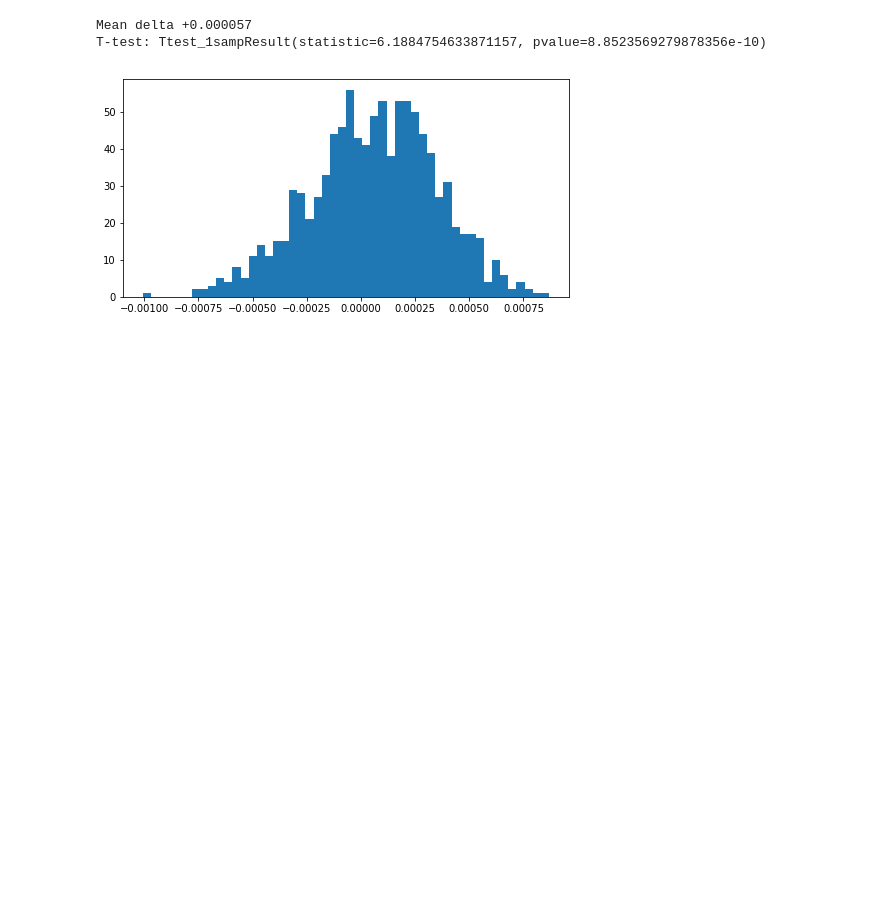
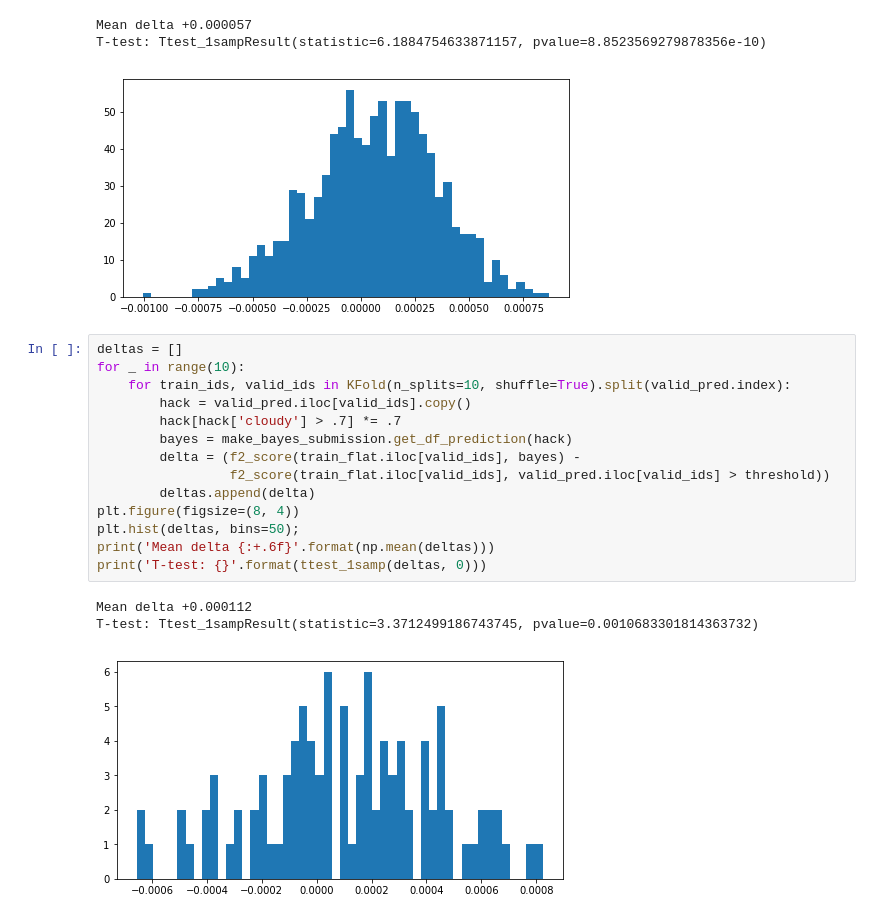
Before and after one commit to lopuhin/kaggle-amazon-2017, a Jupyter notebook: notebooks/heuristics.ipynb, the cells around one changed output. Drawn from its saved outputs; the diff is of its cells as text; blank space fills up the shorter version.

```diff
--- a/notebooks/heuristics.ipynb
+++ b/notebooks/heuristics.ipynb
@@ -115,3 +115,21 @@ print('T-test: {}'.format(ttest_1samp(deltas, 0)))
 Mean delta +0.000057
 T-test: Ttest_1sampResult(statistic=6.1884754633871157, pvalue=8.8523569279878356e-10)
 [figure]
+# %%
+deltas = []
+for _ in range(10):
+    for train_ids, valid_ids in KFold(n_splits=10, shuffle=True).split(valid_pred.index):
+        hack = valid_pred.iloc[valid_ids].copy()
+        hack[hack['cloudy'] > .7] *= .7
+        bayes = make_bayes_submission.get_df_prediction(hack)
+        delta = (f2_score(train_flat.iloc[valid_ids], bayes) -
+                 f2_score(train_flat.iloc[valid_ids], valid_pred.iloc[valid_ids] > threshold))
+        deltas.append(delta)
+plt.figure(figsize=(8, 4))
+plt.hist(deltas, bins=50);
+print('Mean delta {:+.6f}'.format(np.mean(deltas)))
+print('T-test: {}'.format(ttest_1samp(deltas, 0)))
+# %% [output]
+Mean delta +0.000112
+T-test: Ttest_1sampResult(statistic=3.3712499186743745, pvalue=0.0010683301814363732)
+[figure, added]
```
